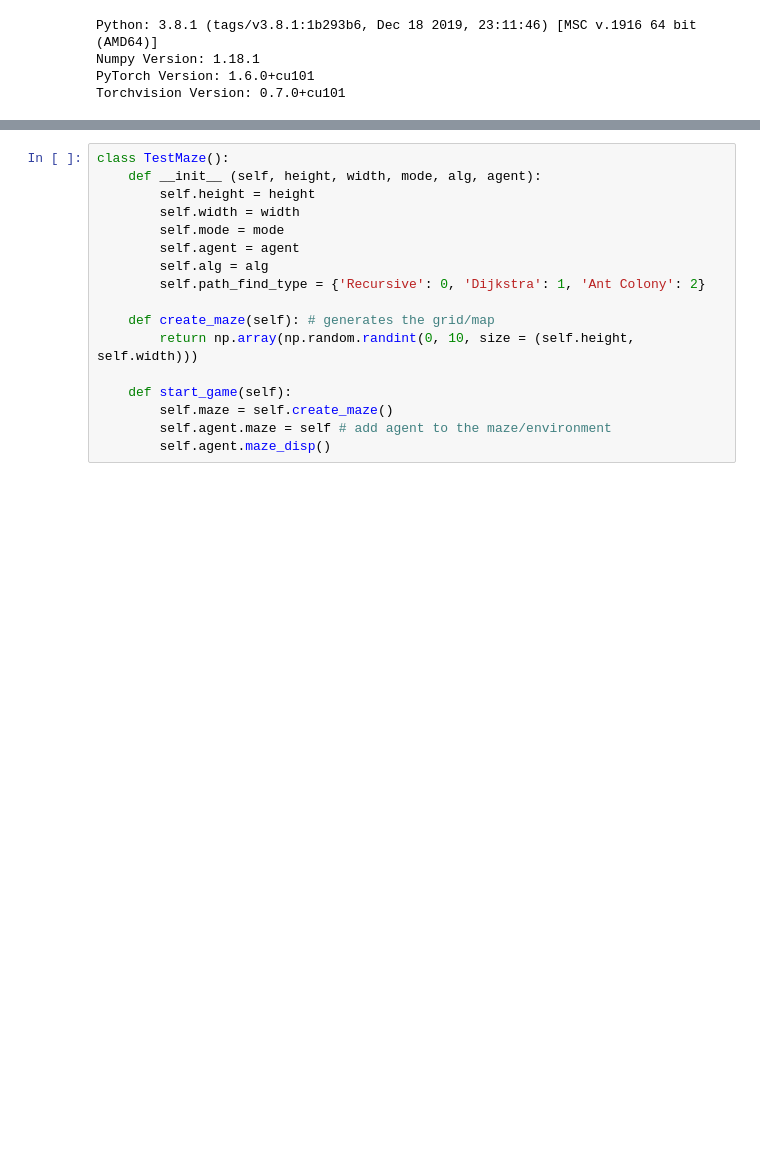
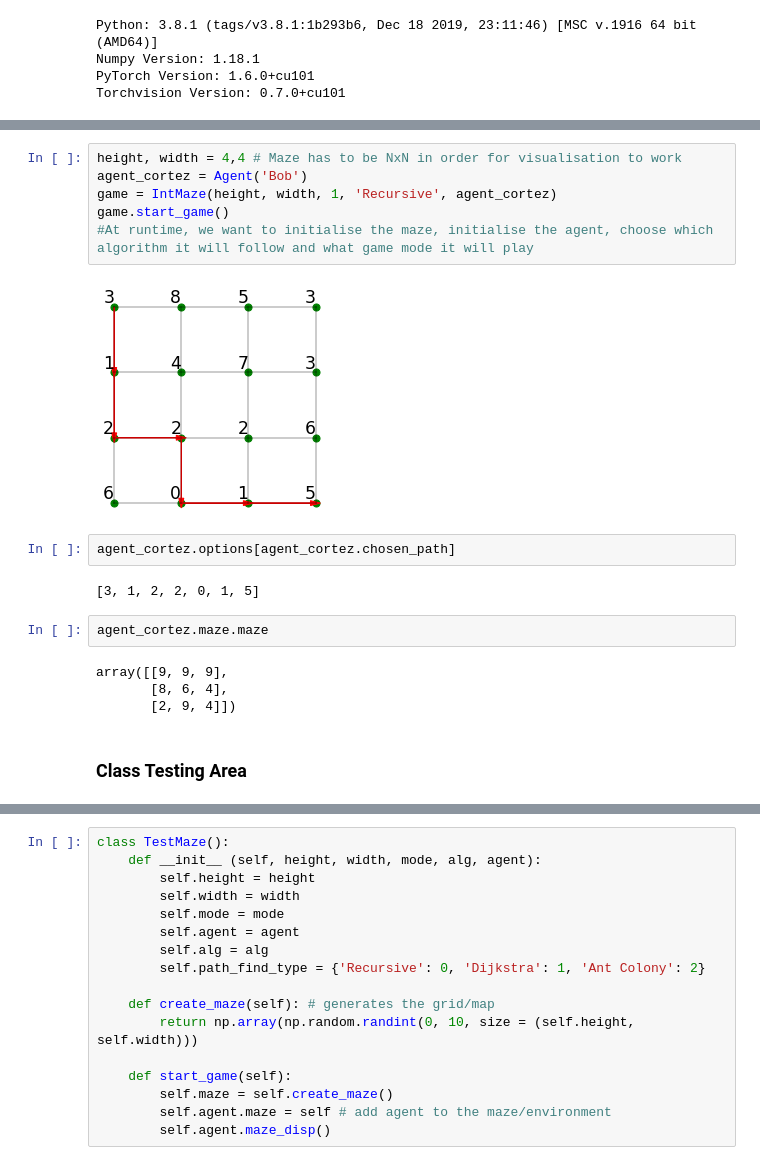
Before and after one commit to Assassinsarms/INM702_Coursework, a Jupyter notebook: T1Aaron_Mir_INM702_Task_1.ipynb, the cells around one changed output, grey strips where cells are left out. Drawn from its saved outputs; the diff is of its cells as text; blank space fills up the shorter version.

```diff
--- a/T1Aaron_Mir_INM702_Task_1.ipynb
+++ b/T1Aaron_Mir_INM702_Task_1.ipynb
@@ -162,3 +199,23 @@ class IntMaze():
+# %%
+height, width = 4,4 # Maze has to be NxN in order for visualisation to work
+agent_cortez = Agent('Bob')
+game = IntMaze(height, width, 1, 'Recursive', agent_cortez)
+game.start_game()
+#At runtime, we want to initialise the maze, initialise the agent, choose which algorithm it will follow and what game mode it will play
+# %% [output]
+[figure, added]
+# %%
+agent_cortez.options[agent_cortez.chosen_path]
+# %% [output]
+[3, 1, 2, 2, 0, 1, 5]
+# %%
+agent_cortez.maze.maze
+# %% [output]
+array([[9, 9, 9],
+       [8, 6, 4],
+       [2, 9, 4]])
+# %% [markdown]
+### Class Testing Area
 # %%
 class TestAgent():
     def __init__ (self, name, maze = None):
```
Also changed, not shown: parts of 16 cells of this notebook.
